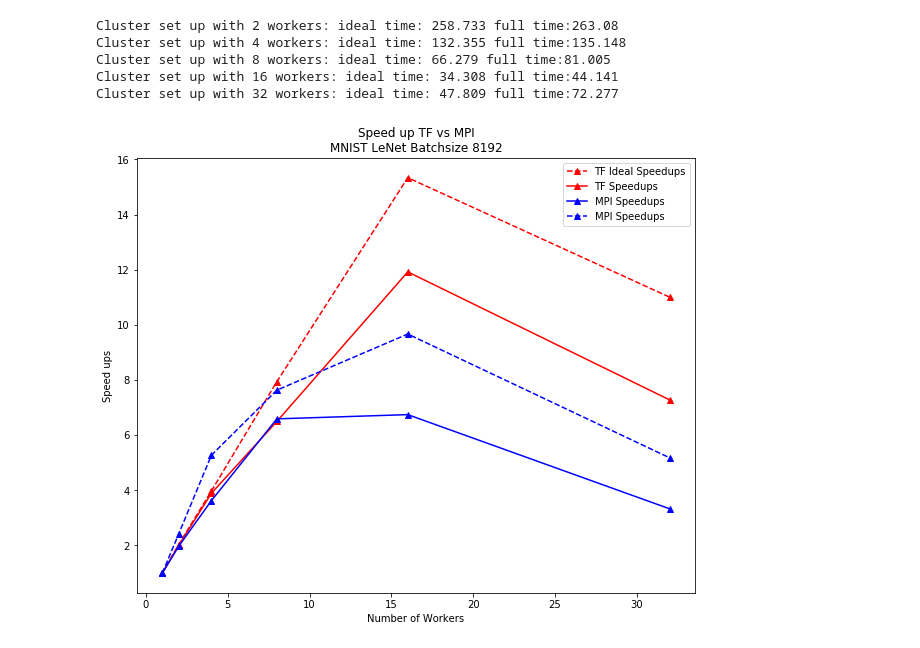
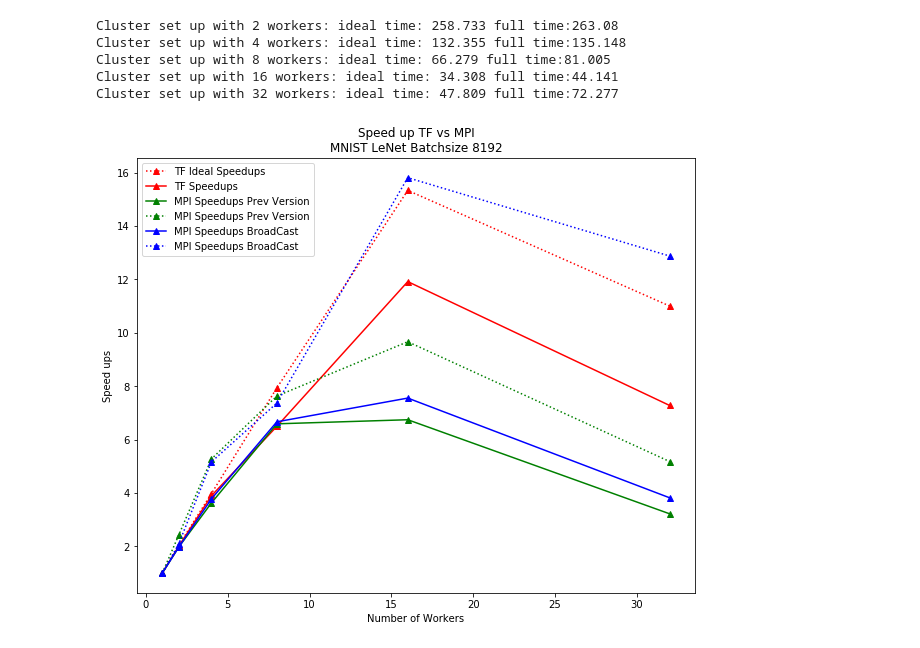
Before and after one commit to hwang595/TF-Pytorch-comparison, a Jupyter notebook: analysis/MPI_vs_TF_speedups_bsize8192.ipynb, the cells around one changed output. Drawn from its saved outputs; the diff is of its cells as text; code cells hidden in the pictures.

Commit message:
add another curve for bcast

```diff
--- a/analysis/MPI_vs_TF_speedups_bsize8192.ipynb
+++ b/analysis/MPI_vs_TF_speedups_bsize8192.ipynb
@@ -66,18 +66,22 @@ Cluster set up with 16 workers: ideal time: 34.308 full time:44.141
 Cluster set up with 32 workers: ideal time: 47.809 full time:72.277
 # %%
 workers_interval=[1, 2, 4, 8, 16, 32]
-normal_speedup_vals_mpi=[1, 1.97, 3.625, 6.5909, 6.744, 3.33]
-ideal_speedup_vals_mpi=[1, 2.4167, 5.2727, 7.6316, 9.6667, 5.1786]
+normal_speedup_vals_mpi_previous=[1, 1.97, 3.625, 6.5909, 6.744, 3.22]
+ideal_speedup_vals_mpi_previous=[1, 2.4167, 5.2727, 7.6316, 9.6667, 5.1786]
+normal_speedup_vals_mpi_broadCast=[1, 1.9653, 3.7778, 6.6667, 7.5556, 3.8202]
+ideal_speedup_vals_mpi_broadCast=[1, 2.0859, 5.1640, 7.368877, 15.8139, 12.87878]
 fig = plt.figure(1)
-plt.plot(workers_interval, ideal_speedup_vals, '--^r', label='TF Ideal Speedups')
+plt.plot(workers_interval, ideal_speedup_vals, ':^r', label='TF Ideal Speedups')
 plt.plot(workers_interval, normal_speedup_vals, '-^r', label='TF Speedups')
-plt.plot(workers_interval, normal_speedup_vals_mpi, '-^b', label='MPI Speedups')
-plt.plot(workers_interval, ideal_speedup_vals_mpi, '--^b', label='MPI Speedups')
+plt.plot(workers_interval, normal_speedup_vals_mpi_previous, '-^g', label='MPI Speedups Prev Version')
+plt.plot(workers_interval, ideal_speedup_vals_mpi_previous, ':^g', label='MPI Speedups Prev Version')
+plt.plot(workers_interval, normal_speedup_vals_mpi_broadCast, '-^b', label='MPI Speedups BroadCast')
+plt.plot(workers_interval, ideal_speedup_vals_mpi_broadCast, ':^b', label='MPI Speedups BroadCast')
 plt.title("Speed up TF vs MPI\nMNIST LeNet Batchsize 8192")
 plt.xlabel("Number of Workers")
 plt.ylabel("Speed ups")
 plt.legend()
 plt.savefig("straggler_ideal_speedup_comparison.jpg", dpi=300)
 plt.show()
 # %% [output]
-[figure, old version]
+[figure, new version]
```
